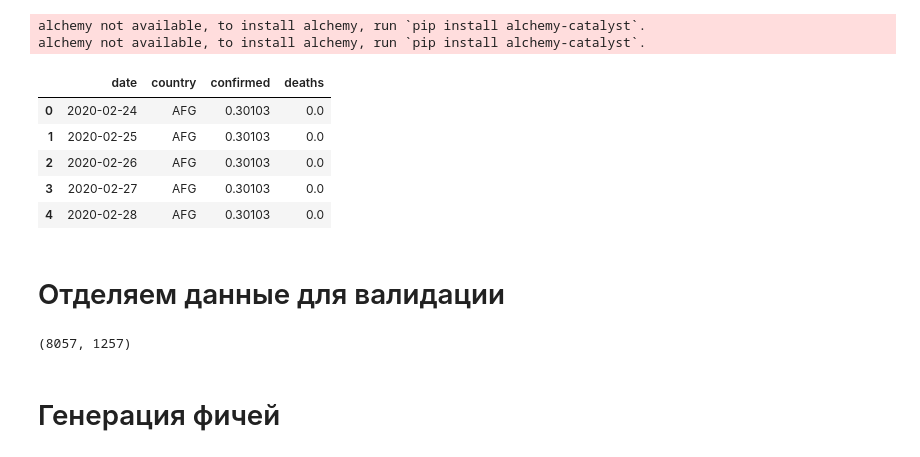
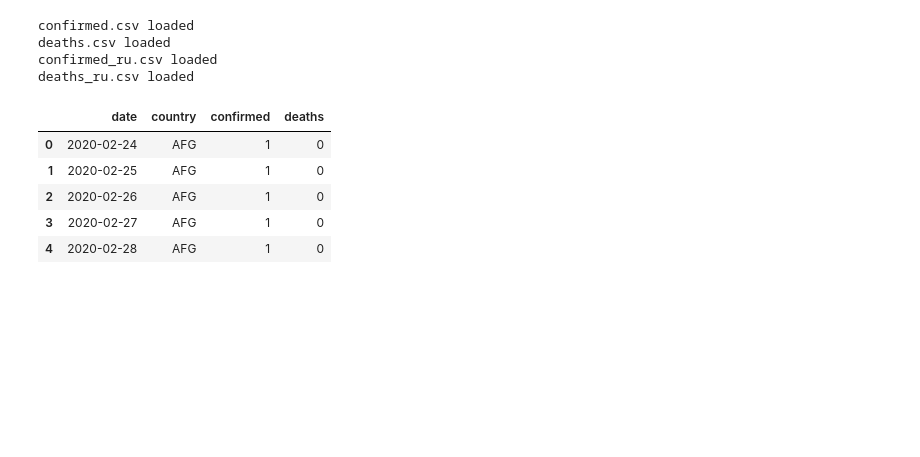
Before and after one commit to tyz910/sberbank-covid19, a Jupyter notebook: Predict.ipynb, the cells around one changed output. Drawn from its saved outputs; the diff is of its cells as text; code cells hidden in the pictures; blank space fills up the shorter version.

```diff
--- a/Predict.ipynb
+++ b/Predict.ipynb
@@ -1,39 +1,27 @@
 # %%
-import torch
+import numpy as np
 import pandas as pd
-import numpy as np
+import pmdarima as pm
 
-from torch.utils.data import DataLoader
-from catalyst.dl import SupervisedRunner
+from tqdm import tqdm
+from matplotlib import pyplot as plt
+
 from util.data import read_data
-from util.model import CovidDataset
 from util.features import *
 
-countries, data = read_data(update=False)
+import warnings
+warnings.filterwarnings("ignore")
 
-data['confirmed'] = np.log10(data['confirmed'] + 1)
-data['deaths'] = np.log10(data['deaths'] + 1)
+countries, data = read_data(update=True)
 data.head()
 # %% [output]
-alchemy not available, to install alchemy, run `pip install alchemy-catalyst`.
-alchemy not available, to install alchemy, run `pip install alchemy-catalyst`.
+confirmed.csv loaded
+deaths.csv loaded
+confirmed_ru.csv loaded
+deaths_ru.csv loaded
 |  | date | country | confirmed | deaths |
-| 0 | 2020-02-24 | AFG | 0.30103 | 0.0 |
-| 1 | 2020-02-25 | AFG | 0.30103 | 0.0 |
-| 2 | 2020-02-26 | AFG | 0.30103 | 0.0 |
-| 3 | 2020-02-27 | AFG | 0.30103 | 0.0 |
-| 4 | 2020-02-28 | AFG | 0.30103 | 0.0 |
+| 0 | 2020-02-24 | AFG | 1 | 0 |
+| 1 | 2020-02-25 | AFG | 1 | 0 |
+| 2 | 2020-02-26 | AFG | 1 | 0 |
+| 3 | 2020-02-27 | AFG | 1 | 0 |
+| 4 | 2020-02-28 | AFG | 1 | 0 |
-# %% [markdown]
-# Отделяем данные для валидации
-# %%
-VALID_DAYS = 5
-VALID_DATE_FROM = data['date'].max() - pd.to_timedelta(VALID_DAYS, unit='d')
-
-train_idx = data[data['date'] <= VALID_DATE_FROM].index
-valid_idx = data[data['date'] > VALID_DATE_FROM].index
-
-len(train_idx), len(valid_idx)
-# %% [output]
-(8057, 1257)
-# %% [markdown]
-# Генерация фичей
```
Also changed, not shown: parts of 19 cells of this notebook, 7 other files.
